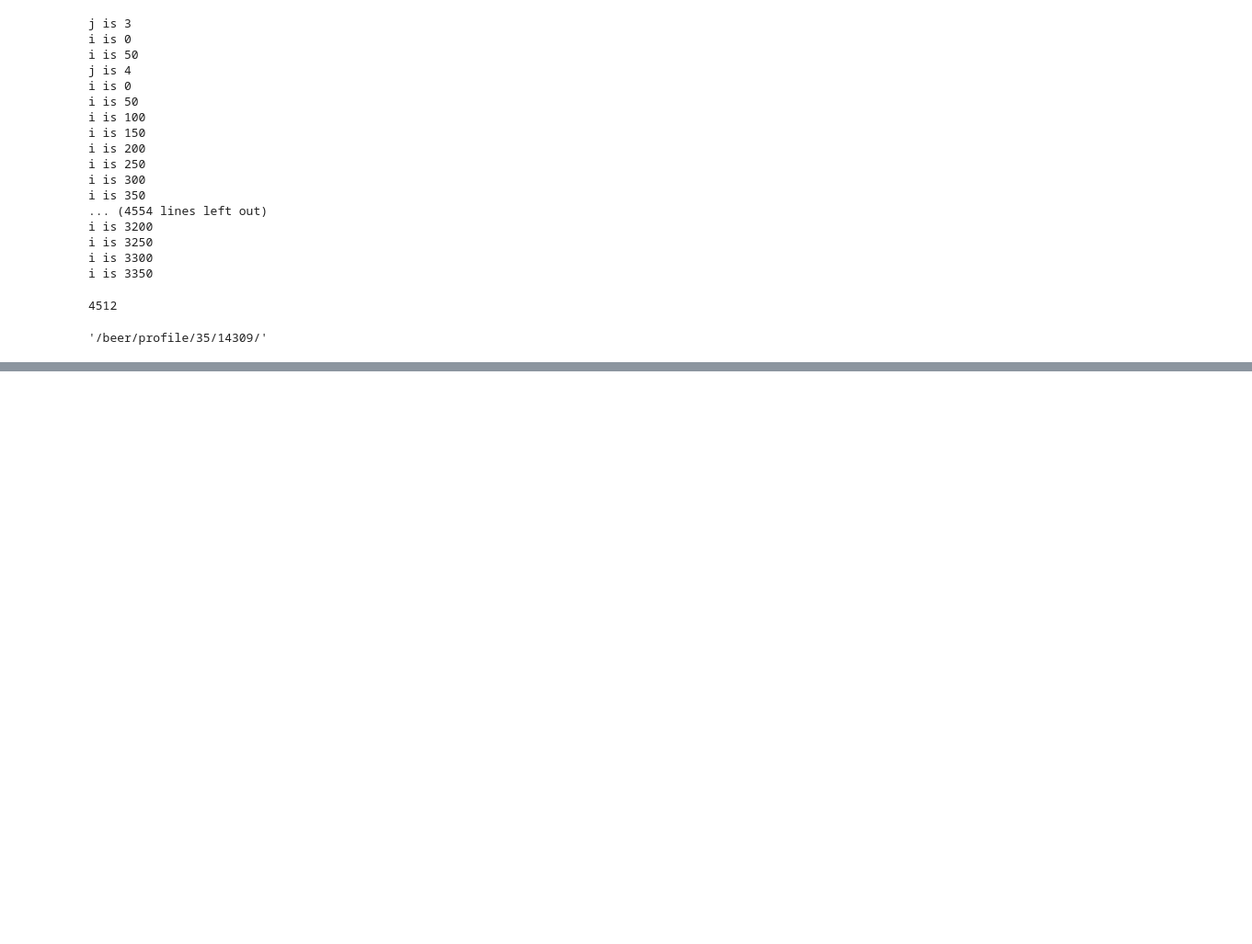
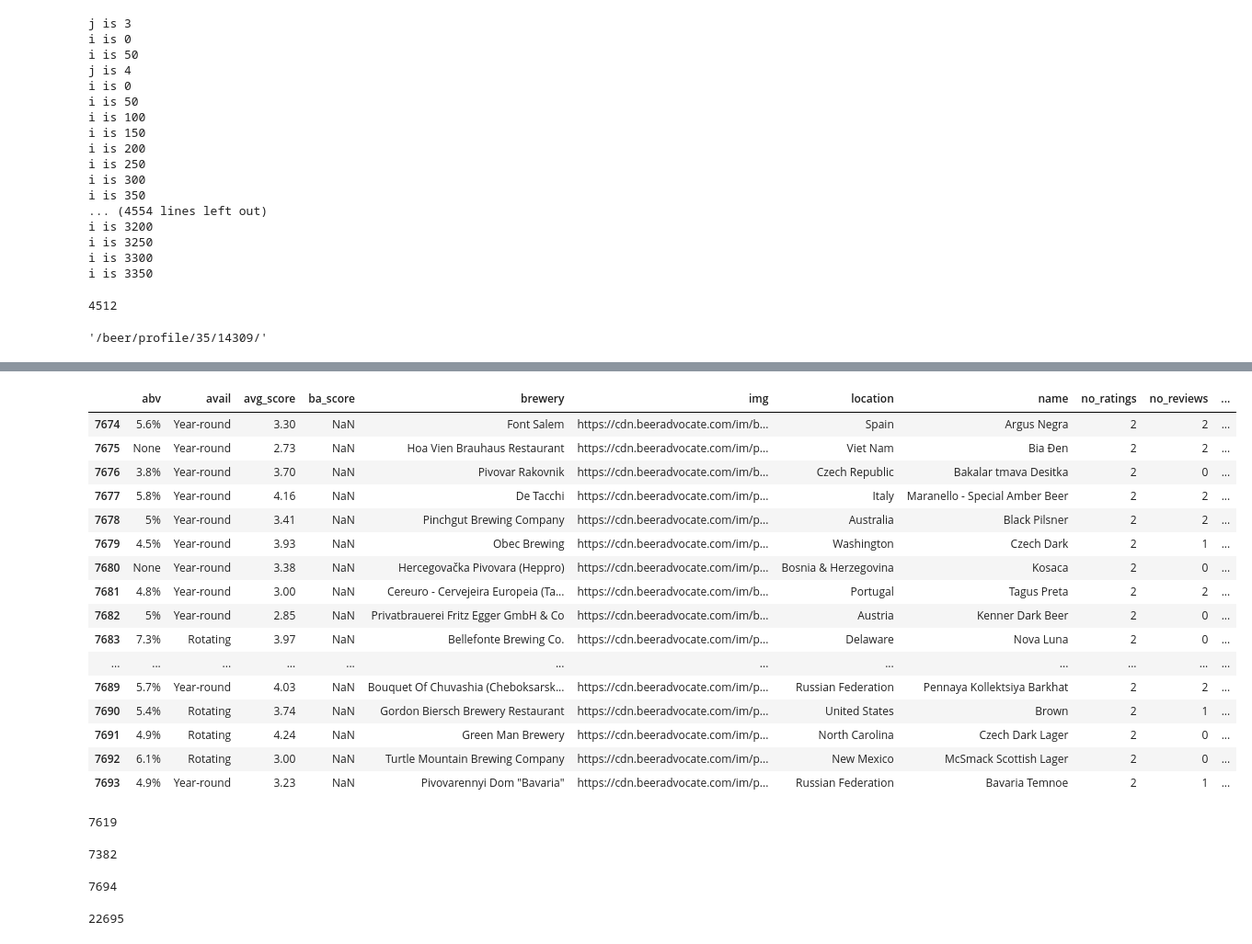
Before and after one commit to ssmithie/beer_recommender, a Jupyter notebook: beer_scraper.ipynb, the cells around one changed output, grey strips where cells are left out. Shown at 92% size. Saved outputs shown, nothing was run; the diff lists cells and outputs as text; code cells hidden in the pictures; blank space fills up the shorter version.

```diff
--- a/beer_scraper.ipynb
+++ b/beer_scraper.ipynb
@@ -612,0 +952,39 @@ new_list_links[0][2]
+# %%
+df2 = pd.read_json('output1.json')
+df2.to_csv('scrape3.csv')
+# %%
+df2.tail(20)
+# %% [output]
+|  | abv | avail | avg_score | ba_score | brewery | img | location | name | no_ratings | no_reviews | ... |
+| 7674 | 5.6% | Year-round | 3.30 | NaN | Font Salem | https://cdn.beeradvocate.com/im/b... | Spain | Argus Negra | 2 | 2 | ... |
+| 7675 | None | Year-round | 2.73 | NaN | Hoa Vien Brauhaus Restaurant | https://cdn.beeradvocate.com/im/p... | Viet Nam | Bia Đen | 2 | 2 | ... |
+| 7676 | 3.8% | Year-round | 3.70 | NaN | Pivovar Rakovnik | https://cdn.beeradvocate.com/im/b... | Czech Republic | Bakalar tmava Desitka | 2 | 0 | ... |
+| 7677 | 5.8% | Year-round | 4.16 | NaN | De Tacchi | https://cdn.beeradvocate.com/im/p... | Italy | Maranello - Special Amber Beer | 2 | 2 | ... |
+| 7678 | 5% | Year-round | 3.41 | NaN | Pinchgut Brewing Company | https://cdn.beeradvocate.com/im/p... | Australia | Black Pilsner | 2 | 2 | ... |
+| 7679 | 4.5% | Year-round | 3.93 | NaN | Obec Brewing | https://cdn.beeradvocate.com/im/p... | Washington | Czech Dark | 2 | 1 | ... |
+| 7680 | None | Year-round | 3.38 | NaN | Hercegovačka Pivovara (Heppro) | https://cdn.beeradvocate.com/im/p... | Bosnia & Herzegovina | Kosaca | 2 | 0 | ... |
+| 7681 | 4.8% | Year-round | 3.00 | NaN | Cereuro - Cervejeira Europeia (Ta... | https://cdn.beeradvocate.com/im/b... | Portugal | Tagus Preta | 2 | 2 | ... |
+| 7682 | 5% | Year-round | 2.85 | NaN | Privatbrauerei Fritz Egger GmbH & Co | https://cdn.beeradvocate.com/im/b... | Austria | Kenner Dark Beer | 2 | 0 | ... |
+| 7683 | 7.3% | Rotating | 3.97 | NaN | Bellefonte Brewing Co. | https://cdn.beeradvocate.com/im/p... | Delaware | Nova Luna | 2 | 0 | ... |
+| ... | ... | ... | ... | ... | ... | ... | ... | ... | ... | ... | ... |
+| 7689 | 5.7% | Year-round | 4.03 | NaN | Bouquet Of Chuvashia (Cheboksarsk... | https://cdn.beeradvocate.com/im/p... | Russian Federation | Pennaya Kollektsiya Barkhat | 2 | 2 | ... |
+| 7690 | 5.4% | Rotating | 3.74 | NaN | Gordon Biersch Brewery Restaurant | https://cdn.beeradvocate.com/im/p... | United States | Brown | 2 | 1 | ... |
+| 7691 | 4.9% | Rotating | 4.24 | NaN | Green Man Brewery | https://cdn.beeradvocate.com/im/p... | North Carolina | Czech Dark Lager | 2 | 0 | ... |
+| 7692 | 6.1% | Rotating | 3.00 | NaN | Turtle Mountain Brewing Company | https://cdn.beeradvocate.com/im/p... | New Mexico | McSmack Scottish Lager | 2 | 0 | ... |
+| 7693 | 4.9% | Year-round | 3.23 | NaN | Pivovarennyi Dom "Bavaria" | https://cdn.beeradvocate.com/im/p... | Russian Federation | Bavaria Temnoe | 2 | 1 | ... |
+# %%
+len(df0)
+# %% [output]
+7619
+# %%
+len(df)
+# %% [output]
+7382
+# %%
+len(df2)
+# %% [output]
+7694
+# %%
+7619+7382+7694
+# %% [output]
+22695
```
Also changed, not shown: parts of 35 cells of this notebook, 3 other files.
